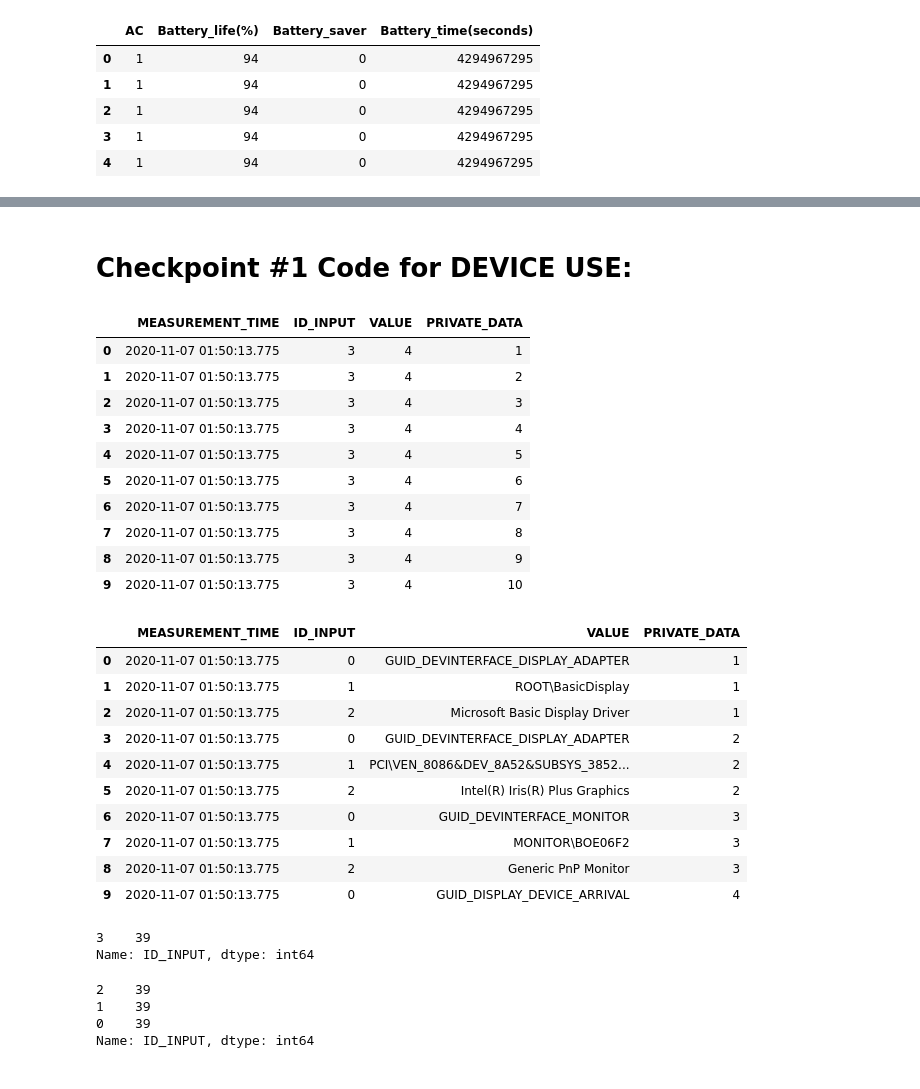
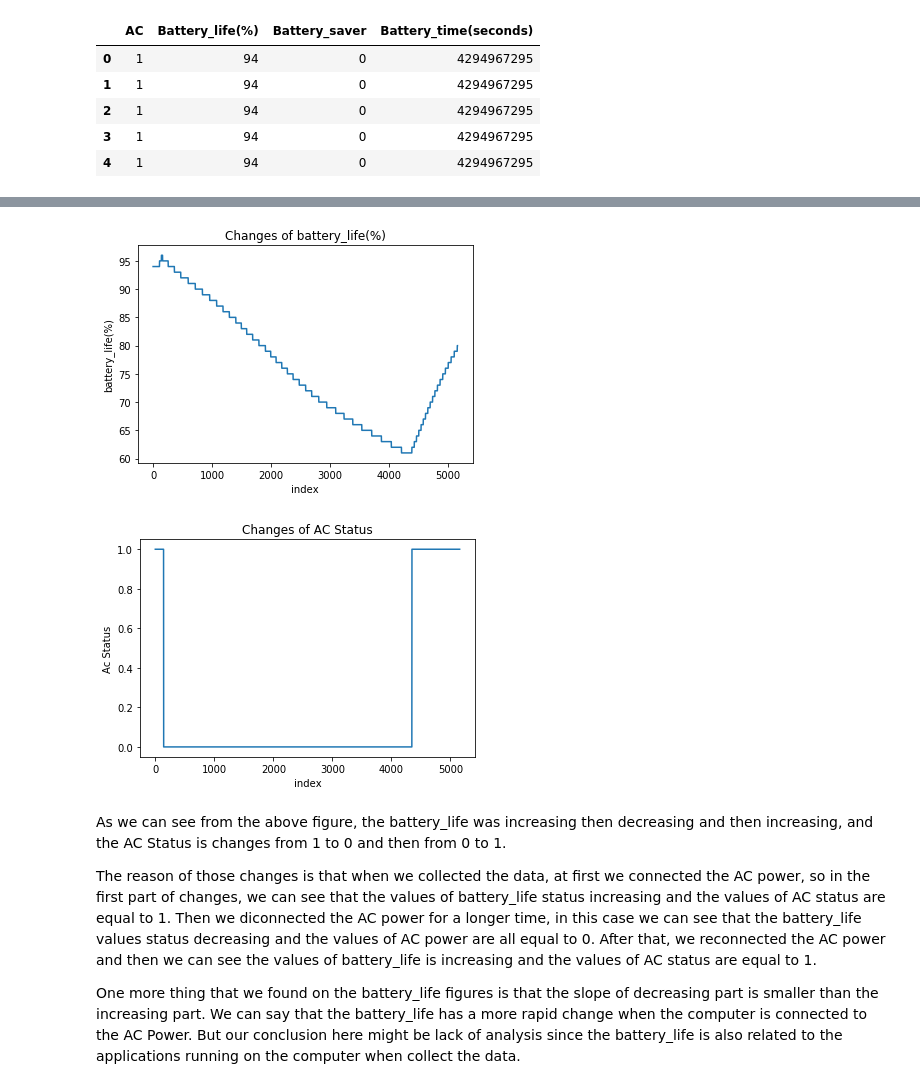
Before and after one commit to jonxsong/DSC180A-Capstone, a Jupyter notebook: notebooks/CHECKPOINT_TWO.ipynb, the cells around one changed output, grey strips where cells are left out. Drawn from its saved outputs; the diff is of its cells as text; code cells hidden in the pictures.

```diff
--- a/notebooks/CHECKPOINT_TWO.ipynb
+++ b/notebooks/CHECKPOINT_TWO.ipynb
@@ -248,50 +135,26 @@ dtype: object
-# %% [markdown]
-# Checkpoint #1 Code for DEVICE USE:
-# %%
-# Real Numbers for VALUES
-du_data.head(10)
-# %% [output]
-|  | MEASUREMENT_TIME | ID_INPUT | VALUE | PRIVATE_DATA |
-| 0 | 2020-11-07 01:50:13.775 | 3 | 4 | 1 |
-| 1 | 2020-11-07 01:50:13.775 | 3 | 4 | 2 |
-| 2 | 2020-11-07 01:50:13.775 | 3 | 4 | 3 |
-| 3 | 2020-11-07 01:50:13.775 | 3 | 4 | 4 |
-| 4 | 2020-11-07 01:50:13.775 | 3 | 4 | 5 |
-| 5 | 2020-11-07 01:50:13.775 | 3 | 4 | 6 |
-| 6 | 2020-11-07 01:50:13.775 | 3 | 4 | 7 |
-| 7 | 2020-11-07 01:50:13.775 | 3 | 4 | 8 |
-| 8 | 2020-11-07 01:50:13.775 | 3 | 4 | 9 |
-| 9 | 2020-11-07 01:50:13.775 | 3 | 4 | 10 |
-# %%
-# Strings for VALUES
-du_data_2.head(10)
-# %% [output]
-|  | MEASUREMENT_TIME | ID_INPUT | VALUE | PRIVATE_DATA |
-| 0 | 2020-11-07 01:50:13.775 | 0 | GUID_DEVINTERFACE_DISPLAY_ADAPTER | 1 |
-| 1 | 2020-11-07 01:50:13.775 | 1 | ROOT\BasicDisplay | 1 |
-| 2 | 2020-11-07 01:50:13.775 | 2 | Microsoft Basic Display Driver | 1 |
-| 3 | 2020-11-07 01:50:13.775 | 0 | GUID_DEVINTERFACE_DISPLAY_ADAPTER | 2 |
-| 4 | 2020-11-07 01:50:13.775 | 1 | PCI\VEN_8086&DEV_8A52&SUBSYS_3852... | 2 |
-| 5 | 2020-11-07 01:50:13.775 | 2 | Intel(R) Iris(R) Plus Graphics | 2 |
-| 6 | 2020-11-07 01:50:13.775 | 0 | GUID_DEVINTERFACE_MONITOR | 3 |
-| 7 | 2020-11-07 01:50:13.775 | 1 | MONITOR\BOE06F2 | 3 |
-| 8 | 2020-11-07 01:50:13.775 | 2 | Generic PnP Monitor | 3 |
-| 9 | 2020-11-07 01:50:13.775 | 0 | GUID_DISPLAY_DEVICE_ARRIVAL | 4 |
-# %%
-# Device Use Data Demographic
-    # 3 : Device Status
-du_data["ID_INPUT"].value_counts()
-# %% [output]
-3    39
-Name: ID_INPUT, dtype: int64
-# %%
-# Device Use Data Demographic
-    # 0 : Device Guide
-    # 1 : Device HW Name
-    # 2 : Device Friendly Name
-du_data_2['ID_INPUT'].value_counts()
-# %% [output]
-2    39
-1    39
-0    39
-Name: ID_INPUT, dtype: int64
+# %%
+x = list(new_data.index)
+y_1 = new_data['Battery_life(%)']
+plt.figure(1)
+plt.plot(x,y_1)
+plt.title('Changes of battery_life(%)')
+plt.xlabel('index')
+plt.ylabel('battery_life(%)')
+
+plt.figure(2)
+y_2 = new_data['AC']
+plt.plot(x,y_2)
+plt.title('Changes of AC Status')
+plt.xlabel('index')
+plt.ylabel('Ac Status')
+
+plt.show()
+# %% [output]
+[figure, added]
+[figure, added]
+# %% [markdown]
+As we can see from the above figure, the battery_life was increasing then decreasing and then increasing, and the AC Status is changes from 1 to 0 and then from 0 to 1.
+
+The reason of those changes is that when we collected the data, at first we connected the AC power, so in the first part of changes, we can see that the values of battery_life status increasing and the values of AC status are equal to 1. Then we diconnected the AC power for a longer time, in this case we can see that the battery_life values status decreasing and the values of AC power are all equal to 0. After that, we reconnected the AC power and then we can see the values of battery_life is increasing and the values of AC status are equal to 1.
+
+One more thing that we found on the battery_life figures is that the slope of decreasing part is smaller than the increasing part. We can say that the battery_life has a more rapid change when the computer is connected to the AC Power. But our conclusion here might be lack of analysis since the battery_life is also related to the applications running on the computer when collect the data.
```
Also changed, not shown: parts of 30 cells of this notebook.
